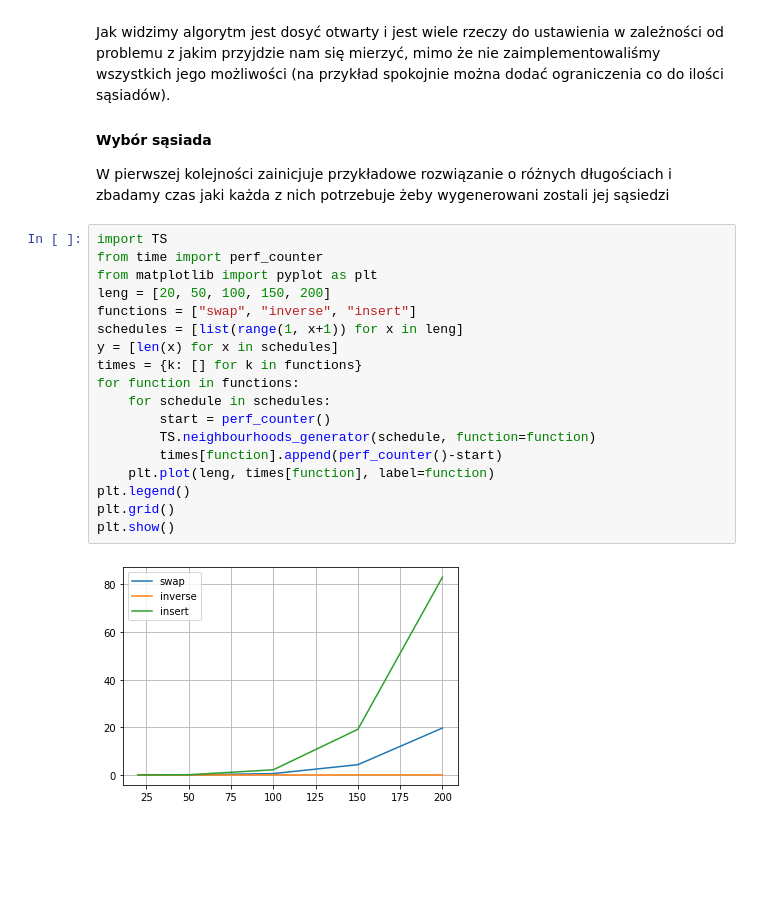
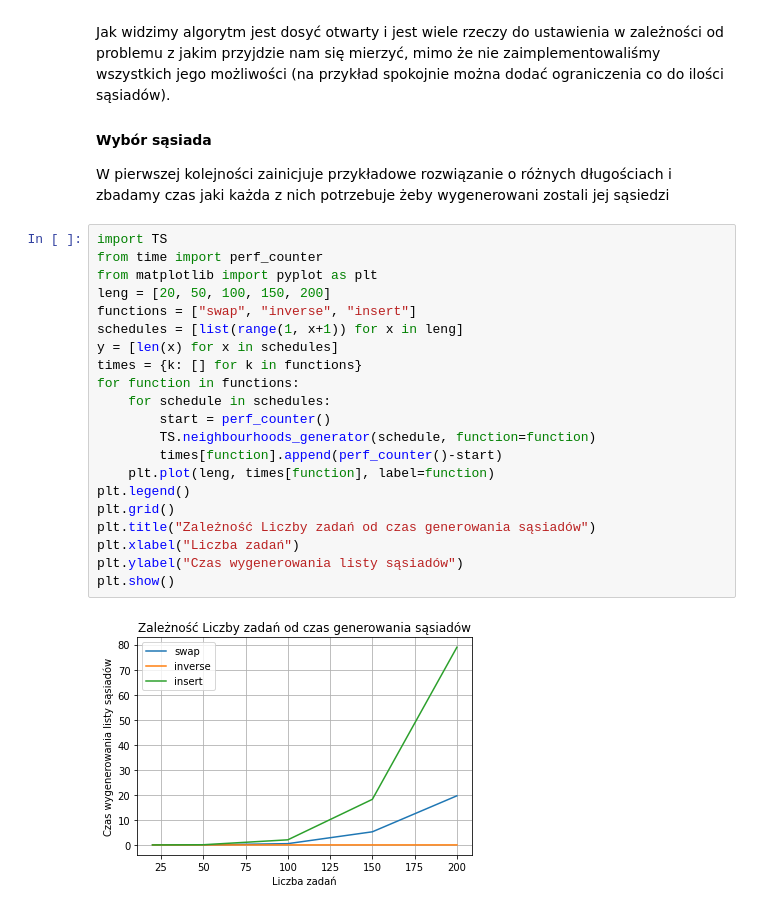
Before and after one commit to Seerfer/SPDlab, a Jupyter notebook: ZAD3/Sprawozdanie.ipynb, the cells around one changed output. Saved outputs shown, nothing was run; the diff lists cells and outputs as text; blank space fills up the shorter version.

```diff
--- a/ZAD3/Sprawozdanie.ipynb
+++ b/ZAD3/Sprawozdanie.ipynb
@@ -122,20 +122,23 @@ jaki każda z nich potrzebuje żeby wygenerowani zostali jej sąsiedzi
 # %%
 import TS
 from time import perf_counter
 from matplotlib import pyplot as plt
 leng = [20, 50, 100, 150, 200]
 functions = ["swap", "inverse", "insert"]
 schedules = [list(range(1, x+1)) for x in leng]
 y = [len(x) for x in schedules]
 times = {k: [] for k in functions}
 for function in functions:
     for schedule in schedules:
         start = perf_counter()
         TS.neighbourhoods_generator(schedule, function=function)
         times[function].append(perf_counter()-start)
     plt.plot(leng, times[function], label=function)
 plt.legend()
 plt.grid()
+plt.title("Zależność Liczby zadań od czas generowania sąsiadów")
+plt.xlabel("Liczba zadań")
+plt.ylabel("Czas wygenerowania listy sąsiadów")
 plt.show()
 # %% [output]
-[figure, old version]
+[figure, new version]
```
Also changed, not shown: parts of 2 cells of this notebook.
